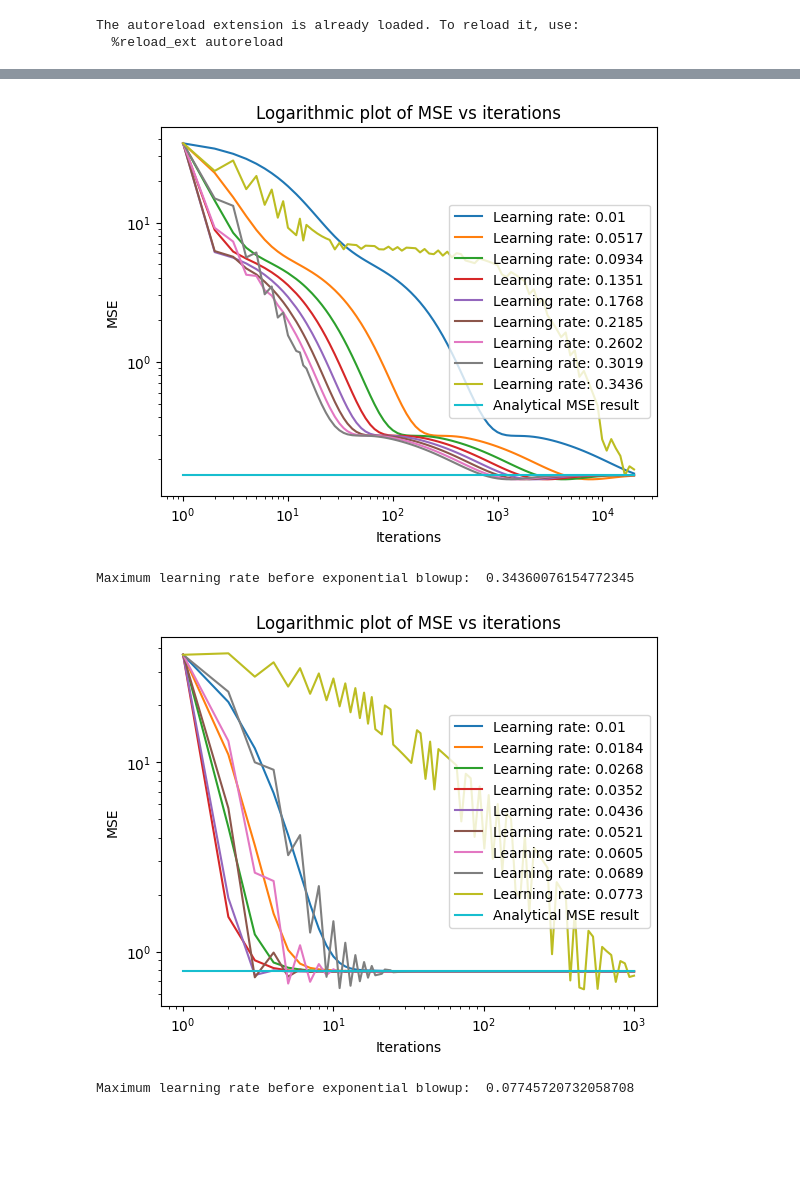
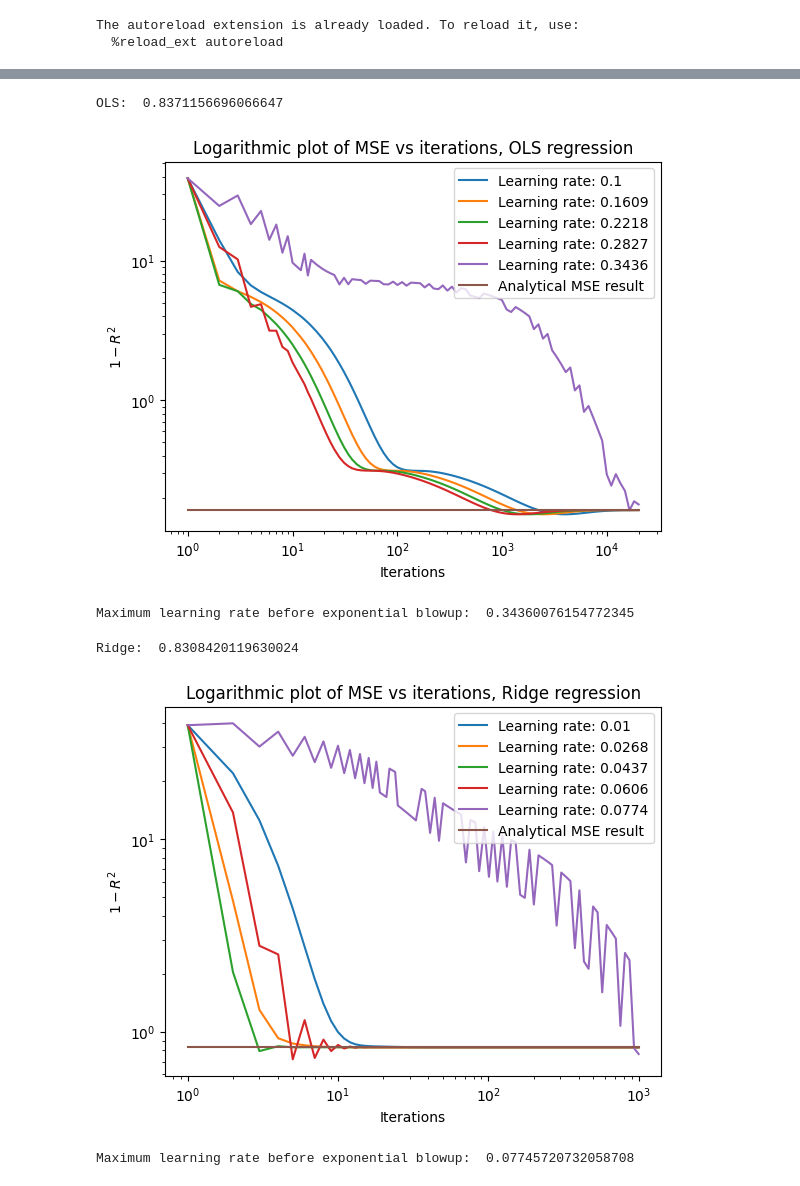
Before and after one commit to HeineEH/FYS-STK3155-4155_Project1, a Jupyter notebook: code/project_1c.ipynb, the cells around one changed output, grey strips where cells are left out. Drawn from its saved outputs; the diff is of its cells as text; code cells hidden in the pictures; blank space fills up the shorter version.

```diff
--- a/code/project_1c.ipynb
+++ b/code/project_1c.ipynb
@@ -42,6 +50,6 @@ iterations = 20000
 # %%
 # Ordinary gradient descent for different learning rates, OLS regression
-learning_rates = np.linspace(0.01,0.34357,9)   # 0.355 for p = 5
+learning_rates = np.linspace(0.1,0.34357,5)   # 0.355 for p = 5
 
 for i in range(len(learning_rates)):
     gd_constant = GradientDescent(X, y, gradient=OLS_Gradient(), starting_parameters=theta, step_method=ConstantGradientStep(learning_rate=learning_rates[i]))
@@ -49,22 +57,25 @@ for i in range(len(learning_rates)):
     analytical_mse = gd_constant.analytical_OLS_mse()
     plt.plot(mse_data_gd_constant_step[0], mse_data_gd_constant_step[1], label=f"Learning rate: {round(learning_rates[i],4)}")
     plt.xlabel("Iterations")
-    plt.ylabel("MSE")
+    plt.ylabel(r"$1 - R^2$")
     plt.loglog()
     plt.grid()
     plt.legend(loc="right")
 
+print("OLS: ",1-analytical_mse)
+
 plt.plot(mse_data_gd_constant_step[0],np.ones(len(mse_data_gd_constant_step[0]))*analytical_mse,label="Analytical MSE result")
 plt.xlabel("Iterations")
-plt.ylabel("MSE")
-plt.title("Logarithmic plot of MSE vs iterations")
+plt.ylabel(r"$1 - R^2$")
+plt.title("Logarithmic plot of MSE vs iterations, OLS regression")
 plt.loglog()
 plt.grid()
-plt.legend(loc="right")
+plt.legend(loc="upper right")
 
 plt.show()
 # %% [output]
+OLS:  0.8371156696066647
-[figure, old version]
+[figure, new version]
 # %%
 # Finding theoretical value of maximum learning rate
 
@@ -78,32 +89,35 @@ Maximum learning rate before exponential blowup:  0.34360076154772345
 # %%
 # Performing ordinary gradient descent for Ridge regression
 
 iterations = 10**3
 
-learning_rates = np.linspace(0.01,0.0773,9)
+learning_rates = np.linspace(0.01,0.0774,5)
 
 for i in range(len(learning_rates)):
     gd_constant = GradientDescent(X, y, gradient=Ridge_Gradient(10**1), starting_parameters=theta, step_method=ConstantGradientStep(learning_rate=learning_rates[i]))
     mse_data_gd_constant_step = gd_constant.train(iterations=iterations)
     analytical_mse = gd_constant.analytical_Ridge_mse(10**1)
     plt.plot(mse_data_gd_constant_step[0], mse_data_gd_constant_step[1], label=f"Learning rate: {round(learning_rates[i],4)}")
     plt.xlabel("Iterations")
-    plt.ylabel("MSE")
+    plt.ylabel(r"$1 - R^2$")
     plt.loglog()
     plt.grid()
     plt.legend(loc="right")
 
+print("Ridge: ",analytical_mse)
+
 plt.plot(mse_data_gd_constant_step[0],np.ones(len(mse_data_gd_constant_step[0]))*analytical_mse,label="Analytical MSE result")
 plt.xlabel("Iterations")
-plt.ylabel("MSE")
-plt.title("Logarithmic plot of MSE vs iterations")
+plt.ylabel(r"$1 - R^2$")
+plt.title("Logarithmic plot of MSE vs iterations, Ridge regression")
 plt.loglog()
 plt.grid()
-plt.legend(loc="right")
+plt.legend(loc="upper right")
 
 plt.show()
 # %% [output]
+Ridge:  0.8308420119630024
-[figure, old version]
+[figure, new version]
 # %%
 # Finding theoretical value of maximum learning rate
 
```
Also changed, not shown: parts of 1 cell of this notebook, 7 other files.
